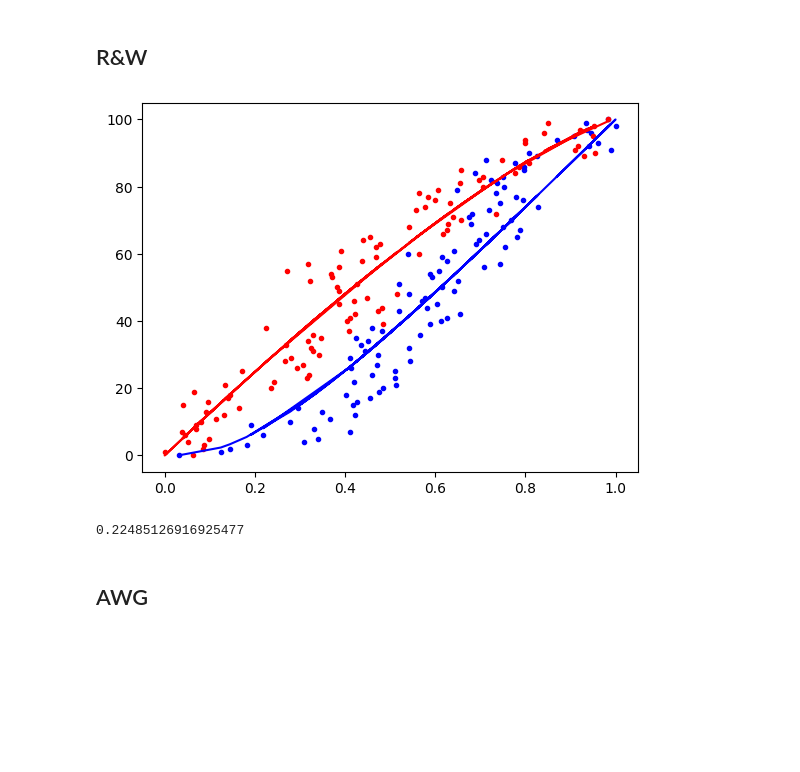
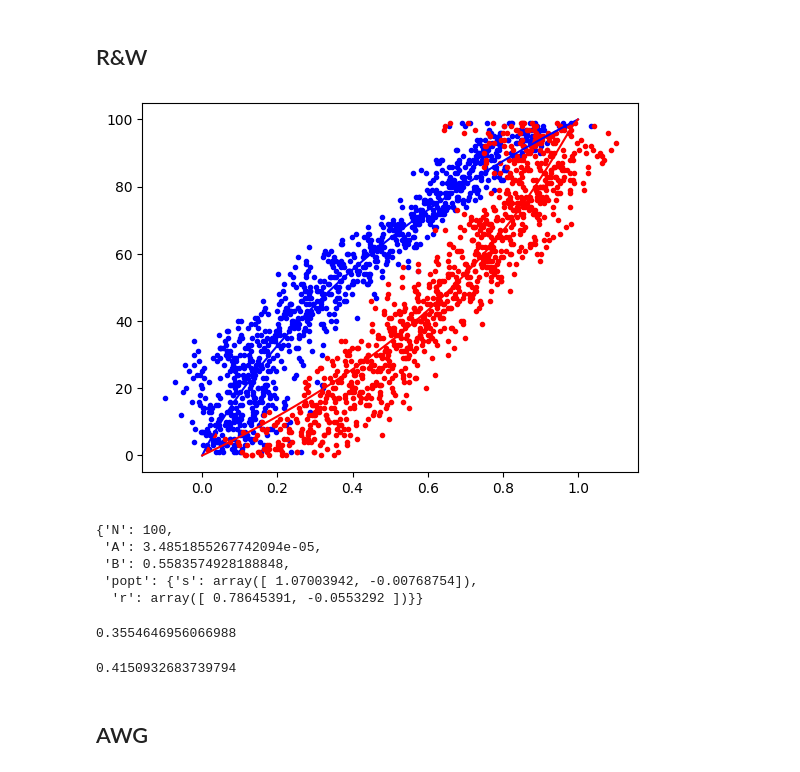
Before and after one commit to raxov99/iis_optolab, a Jupyter notebook: in_lab.ipynb, the cells around one changed output. Cells and saved outputs as stored; diff of their text form; code cells hidden in the pictures; blank space fills up the shorter version.

```diff
--- a/in_lab.ipynb
+++ b/in_lab.ipynb
@@ -14,9 +13,7 @@ ch_DAQ_AWG, ch_DAQ_SMU = 113, 111
 # %% [markdown]
 ## R&W
 # %%
-params_list = []
-for i in range(1):
-    P, R = characterize(1)
-    params_list.append(get_params(P, R))
+P, R = characterize(10, V_lim)
+params = get_params(P, R)
 # %% [output]
-[figure, old version]
+[figure, new version]
@@ -28,9 +20,21 @@ popt_r = np.mean([params['popt']['r'] for params in params_list], 0)
+# %%
+params
+# %% [output]
+{'N': 100,
+ 'A': 3.4851855267742094e-05,
+ 'B': 0.5583574928188848,
+ 'popt': {'s': array([ 1.07003942, -0.00768754]),
+  'r': array([ 0.78645391, -0.0553292 ])}}
+# %%
+read(params, ch_DAQ_AWG, ch_DAQ_SMU)
+# %% [output]
+0.3554646956066988
 # %%
-G = 0
-write(params, ch_DAQ_AWG, ch_DAQ_SMU, G)
+G = .5
+write(params, ch_DAQ_AWG, ch_DAQ_SMU, G, V_lim)
 read(params, ch_DAQ_AWG, ch_DAQ_SMU)
 # %% [output]
-0.22485126916925477
+0.4150932683739794
 # %% [markdown]
 ## AWG
 # %%
```
Also changed, not shown: parts of 9 cells of this notebook, 1 other file.
